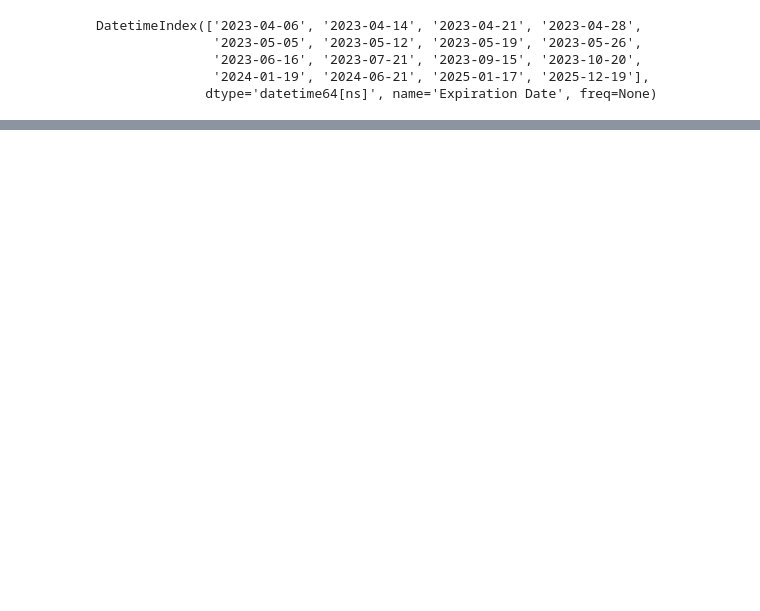
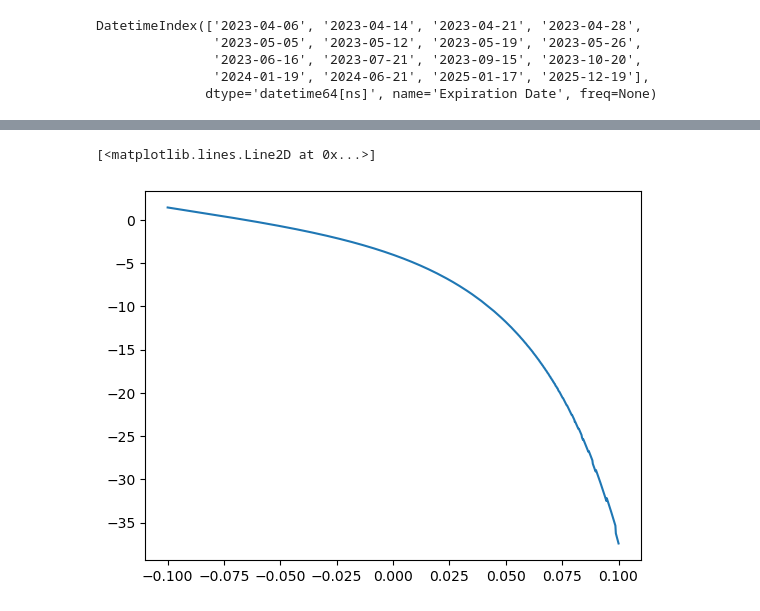
Before and after one commit to coolejungenhihi/volsurface_Sinkhorn, a Jupyter notebook: Other maturities.ipynb, the cells around one changed output, grey strips where cells are left out. Cells and saved outputs as stored; diff of their text form; code cells hidden in the pictures; blank space fills up the shorter version.

```diff
--- a/Other maturities.ipynb
+++ b/Other maturities.ipynb
@@ -615,5 +625,12 @@ V = [-0.04743864 -0.30832861  0.10827514  0.15871358 -0.02682856  0.04727293
 normdiff = 0.0
 ----------
+# %%
+hh = np.linspace(-0.1,0.1,1000)
+I_h = lambda h: I_h_0_(h,V,S0,K,sigma_sqrtdt0,P_disc_s1,K1,K2)
+plt.plot(hh,I_h(hh))
+# %% [output]
+[<matplotlib.lines.Line2D at 0x...>]
+[figure, added]
 # %%
 c = I_Q_(h0,V,S0,K,K,sigma_sqrtdt0,1.,K1,K2)*np.exp(-u0)
 print(c)
```
Also changed, not shown: parts of 13 cells of this notebook.
